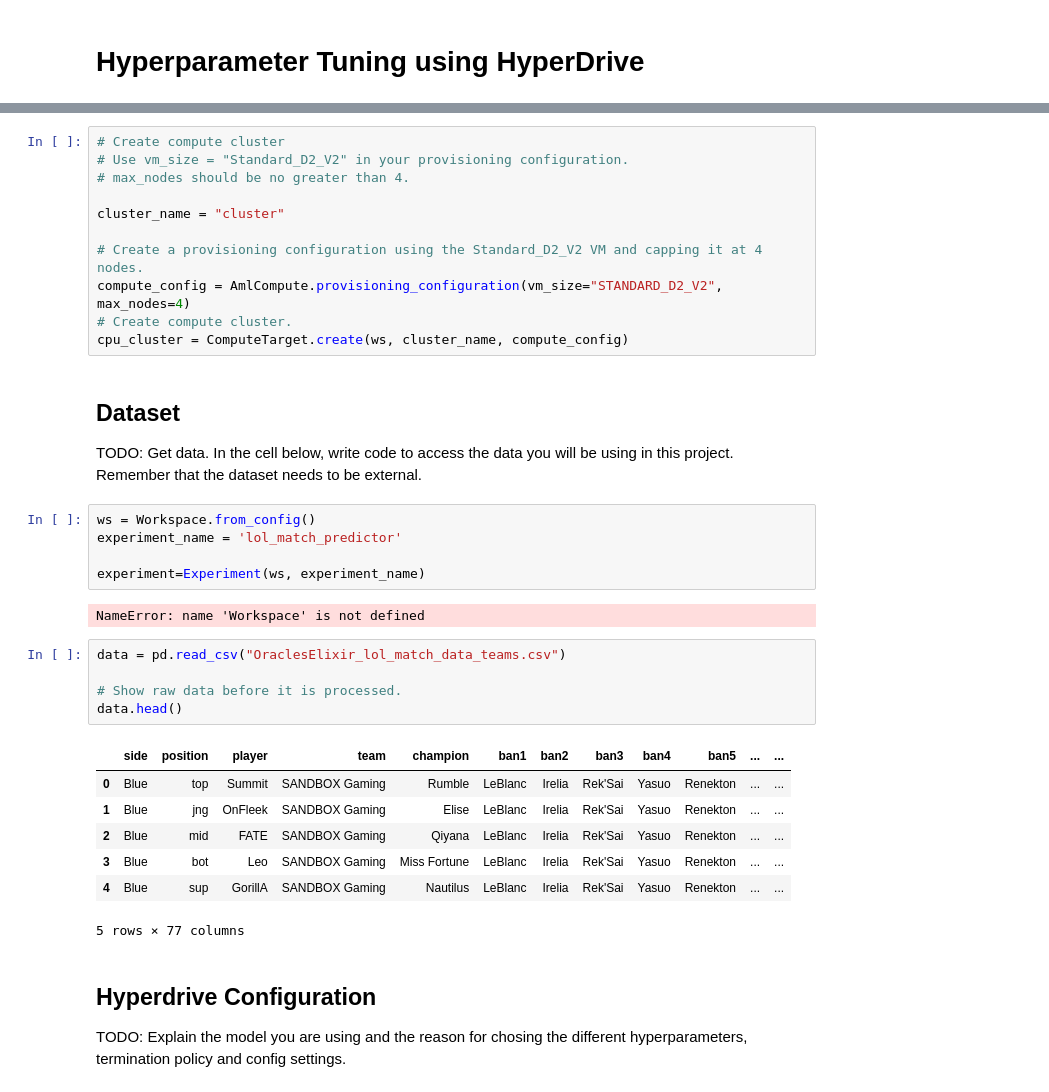
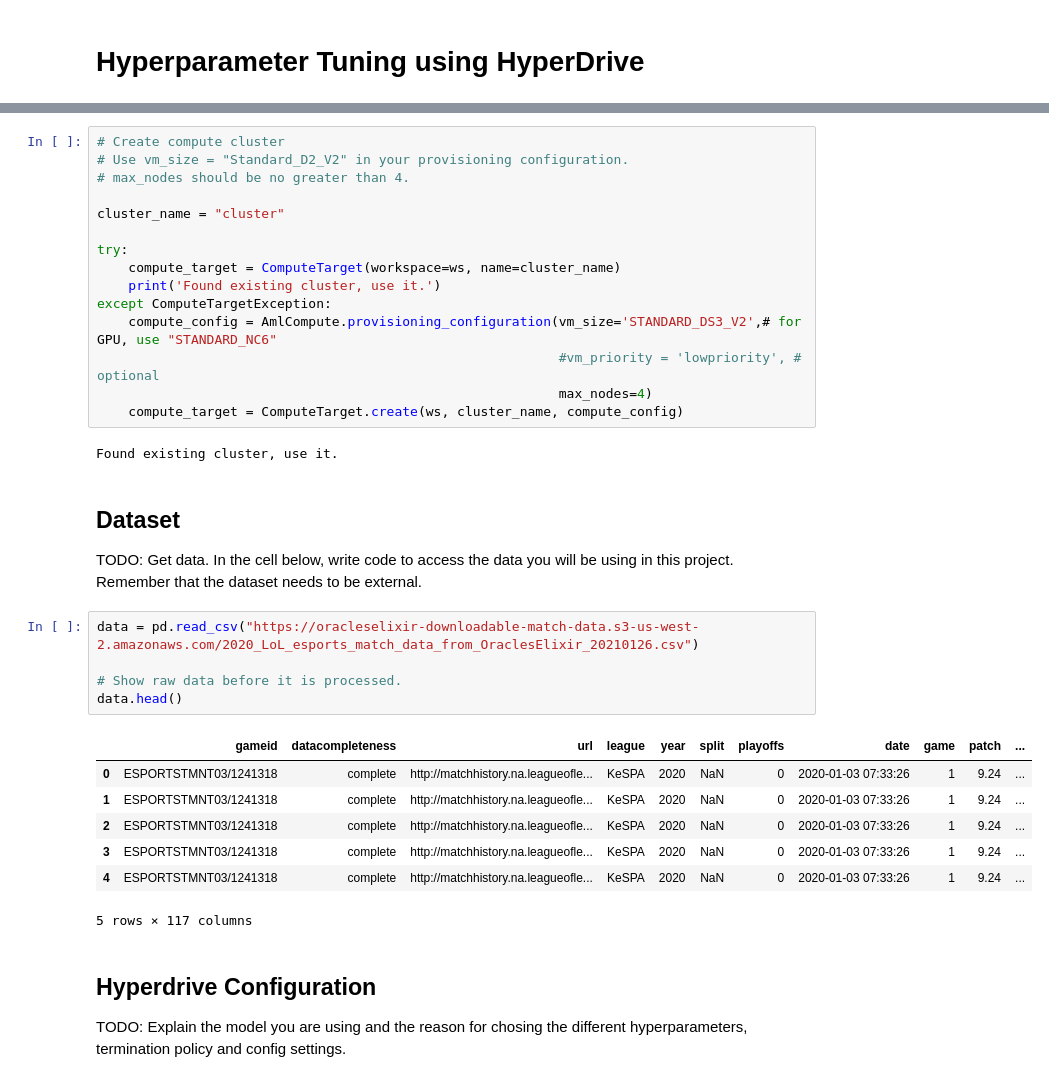
Before and after one commit to ncharchenko/Azure-ML-Engineer-Nanodegree-Capstone, a Jupyter notebook: hyperparameter_tuning.ipynb, the cells around one changed output, grey strips where cells are left out. Drawn from its saved outputs; the diff is of its cells as text.

```diff
--- a/hyperparameter_tuning.ipynb
+++ b/hyperparameter_tuning.ipynb
@@ -32,34 +39,33 @@ run = exp.start_logging()
 
 cluster_name = "cluster"
 
-# Create a provisioning configuration using the Standard_D2_V2 VM and capping it at 4 nodes.
-compute_config = AmlCompute.provisioning_configuration(vm_size="STANDARD_D2_V2", max_nodes=4)
-# Create compute cluster.
-cpu_cluster = ComputeTarget.create(ws, cluster_name, compute_config)
+try:
+    compute_target = ComputeTarget(workspace=ws, name=cluster_name)
+    print('Found existing cluster, use it.')
+except ComputeTargetException:
+    compute_config = AmlCompute.provisioning_configuration(vm_size='STANDARD_DS3_V2',# for GPU, use "STANDARD_NC6"
+                                                           #vm_priority = 'lowpriority', # optional
+                                                           max_nodes=4)
+    compute_target = ComputeTarget.create(ws, cluster_name, compute_config)
+# %% [output]
+Found existing cluster, use it.
 # %% [markdown]
 ## Dataset
 
 TODO: Get data. In the cell below, write code to access the data you will be using in this project. Remember that the dataset needs to be external.
-# %%
-ws = Workspace.from_config()
-experiment_name = 'lol_match_predictor'
-
-experiment=Experiment(ws, experiment_name)
-# %% [output]
-NameError: name 'Workspace' is not defined
 # %%
-data = pd.read_csv("OraclesElixir_lol_match_data_teams.csv")
+data = pd.read_csv("https://oracleselixir-downloadable-match-data.s3-us-west-2.amazonaws.com/2020_LoL_esports_match_data_from_OraclesElixir_20210126.csv")
 
 # Show raw data before it is processed.
 data.head()
 # %% [output]
-|  | side | position | player | team | champion | ban1 | ban2 | ban3 | ban4 | ban5 | ... | ... |
-| 0 | Blue | top | Summit | SANDBOX Gaming | Rumble | LeBlanc | Irelia | Rek'Sai | Yasuo | Renekton | ... | ... |
-| 1 | Blue | jng | OnFleek | SANDBOX Gaming | Elise | LeBlanc | Irelia | Rek'Sai | Yasuo | Renekton | ... | ... |
-| 2 | Blue | mid | FATE | SANDBOX Gaming | Qiyana | LeBlanc | Irelia | Rek'Sai | Yasuo | Renekton | ... | ... |
-| 3 | Blue | bot | Leo | SANDBOX Gaming | Miss Fortune | LeBlanc | Irelia | Rek'Sai | Yasuo | Renekton | ... | ... |
-| 4 | Blue | sup | GorillA | SANDBOX Gaming | Nautilus | LeBlanc | Irelia | Rek'Sai | Yasuo | Renekton | ... | ... |
+|  | gameid | datacompleteness | url | league | year | split | playoffs | date | game | patch | ... |
+| 0 | ESPORTSTMNT03/1241318 | complete | http://matchhistory.na.leagueofle... | KeSPA | 2020 | NaN | 0 | 2020-01-03 07:33:26 | 1 | 9.24 | ... |
+| 1 | ESPORTSTMNT03/1241318 | complete | http://matchhistory.na.leagueofle... | KeSPA | 2020 | NaN | 0 | 2020-01-03 07:33:26 | 1 | 9.24 | ... |
+| 2 | ESPORTSTMNT03/1241318 | complete | http://matchhistory.na.leagueofle... | KeSPA | 2020 | NaN | 0 | 2020-01-03 07:33:26 | 1 | 9.24 | ... |
+| 3 | ESPORTSTMNT03/1241318 | complete | http://matchhistory.na.leagueofle... | KeSPA | 2020 | NaN | 0 | 2020-01-03 07:33:26 | 1 | 9.24 | ... |
+| 4 | ESPORTSTMNT03/1241318 | complete | http://matchhistory.na.leagueofle... | KeSPA | 2020 | NaN | 0 | 2020-01-03 07:33:26 | 1 | 9.24 | ... |
-5 rows × 77 columns
+5 rows × 117 columns
 # %% [markdown]
 ## Hyperdrive Configuration
 
```
Also changed, not shown: parts of 12 cells of this notebook, 2 other files.
